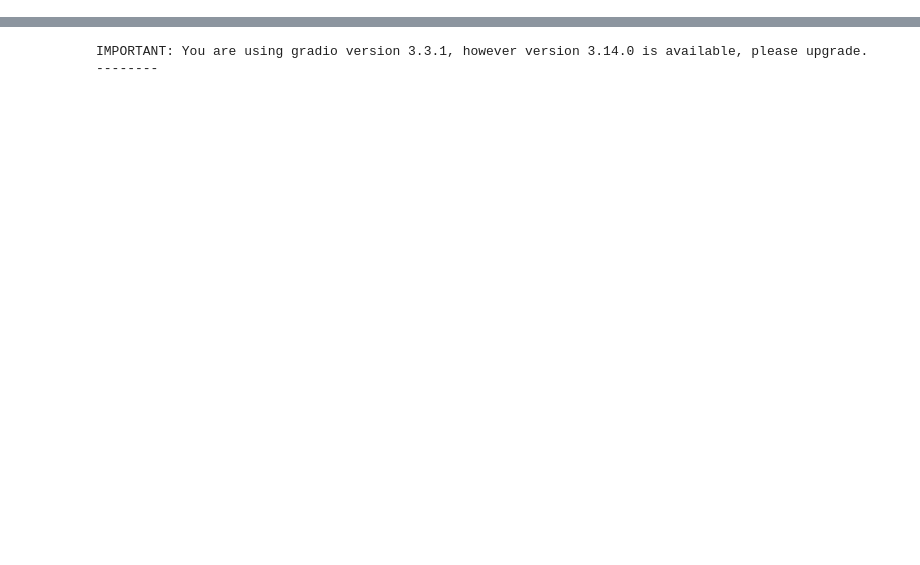
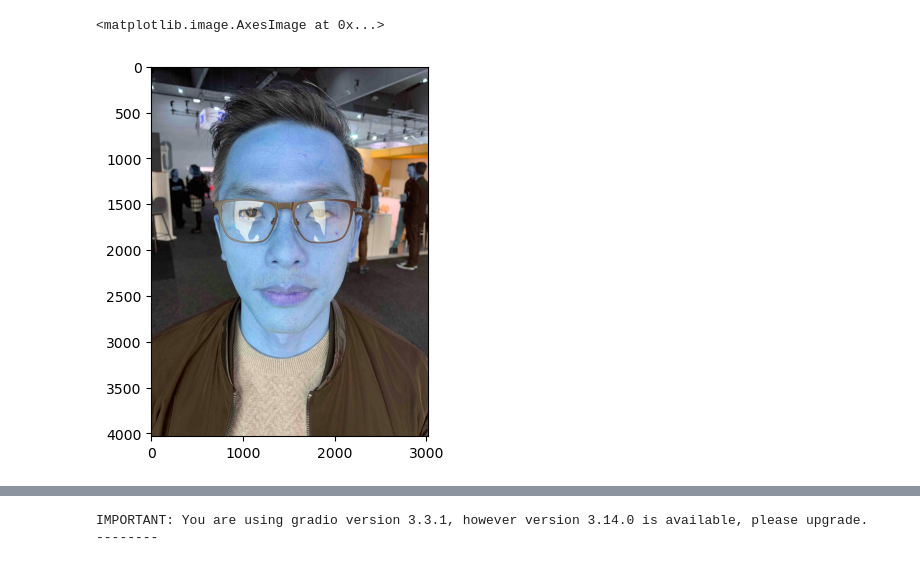
Before and after one commit to Daniel-FD/Data-Science, a Jupyter notebook: Tools/Image_Processing/gradio_app/mvp.ipynb, the cells around one changed output, grey strips where cells are left out. Cells and saved outputs as stored; diff of their text form; code cells hidden in the pictures; blank space fills up the shorter version.

Commit message:
image_processing

```diff
--- a/Tools/Image_Processing/gradio_app/mvp.ipynb
+++ b/Tools/Image_Processing/gradio_app/mvp.ipynb
@@ -140,0 +11,7 @@ def flip(im):
+# %%
+image_path = '/Users/danielfiuzadosil/Documents/GitHub_Repo/Data-Science/Tools/Image_Processing/gradio_app/v1/images/good/2.jpeg'
+image = cv2.imread(image_path)
+plt.imshow(image)
+# %% [output]
+<matplotlib.image.AxesImage at 0x...>
+[figure, added]
```
Also changed, not shown: parts of 16 cells of this notebook, 57 other files.
